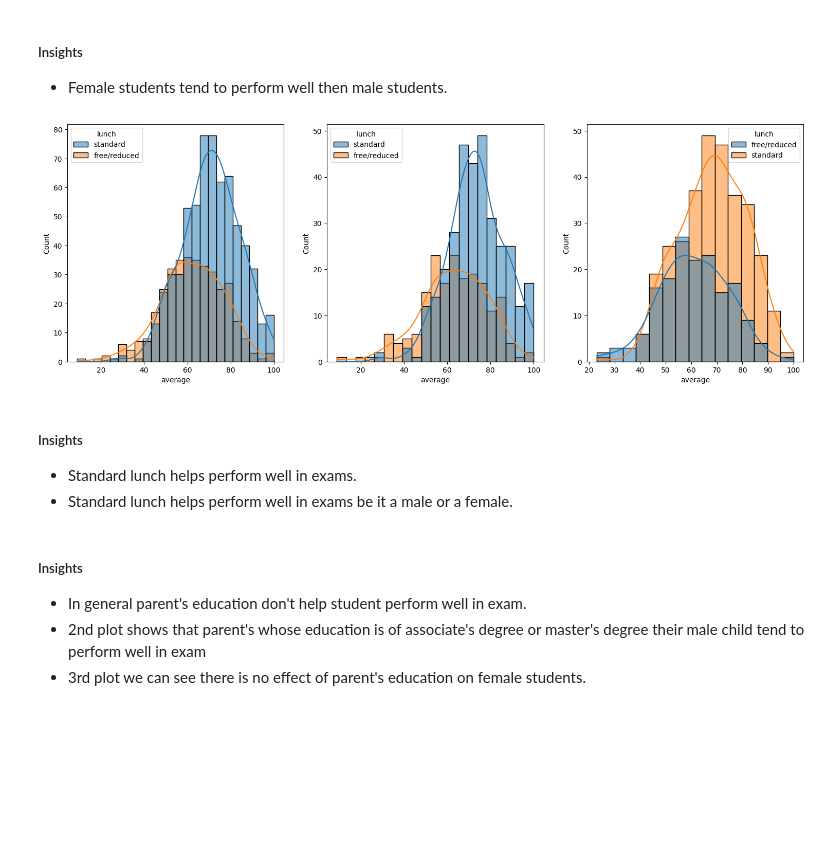
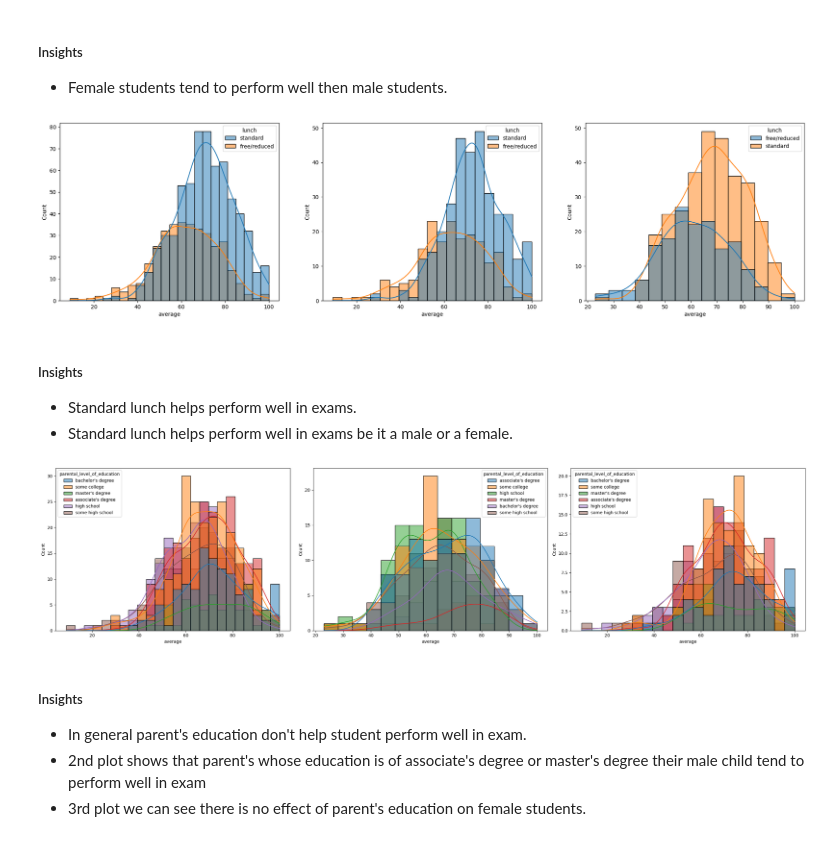
Before and after one commit to yshanukajay/mlproject, a Jupyter notebook: notebooks/1 . EDA STUDENT PERFORMANCE .ipynb, the cells around one changed output. Saved outputs shown, nothing was run; the diff lists cells and outputs as text; code cells hidden in the pictures; blank space fills up the shorter version.

```diff
--- a/notebooks/1 . EDA STUDENT PERFORMANCE .ipynb
+++ b/notebooks/1 . EDA STUDENT PERFORMANCE .ipynb
@@ -270,28 +270,28 @@ plt.show()
 - Female students tend to perform well then male students.
 # %%
 plt.subplots(1,3,figsize=(25,6))
-plt.subplot(141)
+plt.subplot(131)
 sns.histplot(data=df,x='average',kde=True,hue='lunch')
-plt.subplot(142)
+plt.subplot(132)
 sns.histplot(data=df[df.gender=='female'],x='average',kde=True,hue='lunch')
-plt.subplot(143)
+plt.subplot(133)
 sns.histplot(data=df[df.gender=='male'],x='average',kde=True,hue='lunch')
 plt.show()
 # %% [output]
-[figure, old version]
+[figure, new version]
 # %% [markdown]
 #####  Insights
 - Standard lunch helps perform well in exams.
 - Standard lunch helps perform well in exams be it a male or a female.
 # %%
-plt.subplots(1,3,figsize=(25,6))
-plt.subplot(141)
-ax =sns.histplot(data=df,x='average',kde=True,hue='parental level of education')
-plt.subplot(142)
-ax =sns.histplot(data=df[df.gender=='male'],x='average',kde=True,hue='parental level of education')
-plt.subplot(143)
-ax =sns.histplot(data=df[df.gender=='female'],x='average',kde=True,hue='parental level of education')
+fig, axes = plt.subplots(1, 3, figsize=(25, 6))
+sns.histplot(data=df, x='average', kde=True, hue='parental_level_of_education', ax=axes[0])
+sns.histplot(data=df[df['gender'] == 'male'], x='average', kde=True, hue='parental_level_of_education', ax=axes[1])
+sns.histplot(data=df[df['gender'] == 'female'], x='average', kde=True, hue='parental_level_of_education', ax=axes[2])
+plt.tight_layout()
 plt.show()
+# %% [output]
+[figure, added]
 # %% [markdown]
 #####  Insights
 - In general parent's education don't help student perform well in exam.
```
Also changed, not shown: parts of 16 cells of this notebook, 3 other files.
